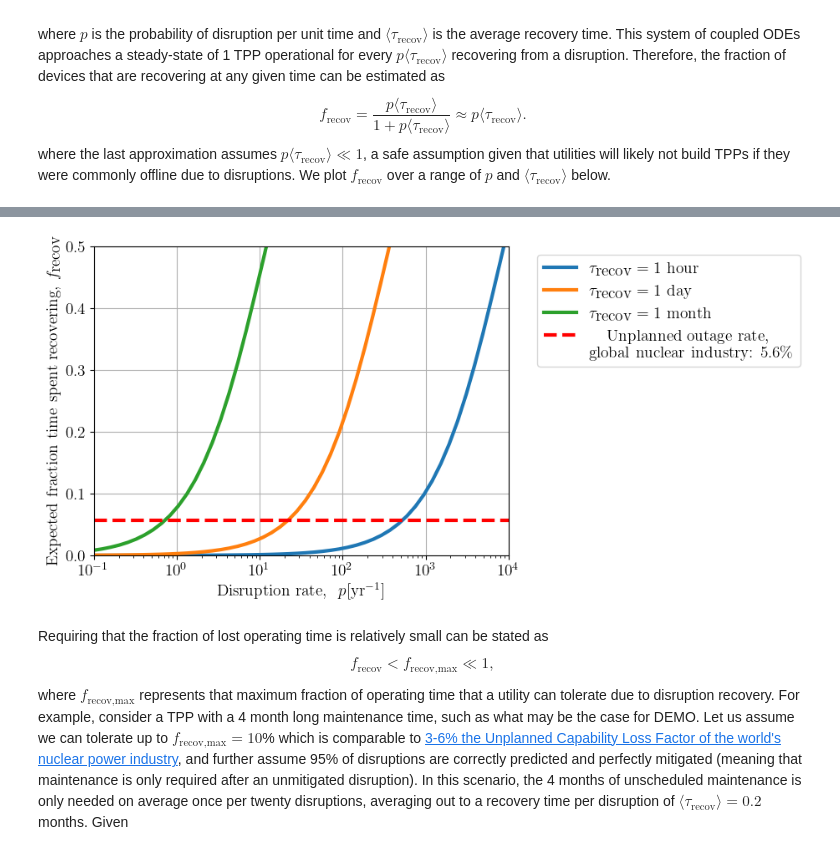
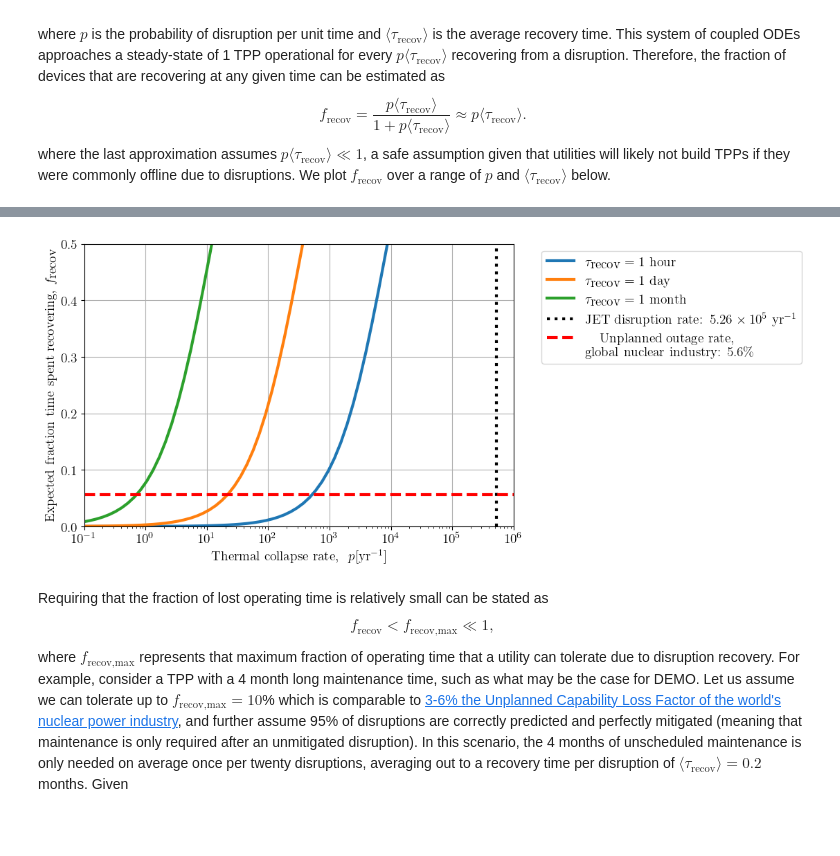
Before and after one commit to andrew-maris/disruptions-tokamak-economics, a Jupyter notebook: model_plots_data.ipynb, the cells around one changed output, grey strips where cells are left out. Cells and saved outputs as stored; diff of their text form; code cells hidden in the pictures; blank space fills up the shorter version.

Commit message:
Add JET disruption rate

```diff
--- a/model_plots_data.ipynb
+++ b/model_plots_data.ipynb
@@ -128,35 +128,41 @@ if save_data:
 # %%
 p_scan_poster = np.logspace(-1,4,50) # Range of disruption rate values to scan, [year^-1]
 f_recover_poster_1_hour = get_f_recover(p=p_scan_poster,tau=1/24/365.25)
 f_recover_poster_1_day = get_f_recover(p=p_scan_poster,tau=1/365.25)
 f_recover_poster_1_week =get_f_recover(p=p_scan_poster,tau=7/365.25)
 f_recover_poster_1_month = get_f_recover(p=p_scan_poster,tau=30.41/365.25)
 f_recover_poster_1_year = get_f_recover(p=p_scan_poster,tau=1)
 
 #Set font size
 plt.rcParams.update({'font.size': 14})
 
-# plt.figure()
+#Set figure size
+plt.figure(figsize=(8,5.3))
 plt.plot(p_scan_poster,f_recover_poster_1_hour,label=r'$ \tau_{\textrm{recov}} = 1 \textrm{ hour}$',linewidth=3)
 plt.plot(p_scan_poster,f_recover_poster_1_day,label=r'$ \tau_{\textrm{recov}} = 1 \textrm{ day}$',linewidth=3)
 #plt.plot(p_scan_poster,f_recover_poster_1_week,label=r'$ \tau_{\textrm{recov}} = 1 \textrm{ week}$',linewidth=3)
 plt.plot(p_scan_poster,f_recover_poster_1_month,label=r'$ \tau_{\textrm{recov}} = 1 \textrm{ month}$',linewidth=3)
 #plt.plot(p_scan_poster,f_recover_poster_1_year,label=r'$ \tau_{\textrm{recov}} = 1 \textrm{ year}$',linewidth=3)
+
+#Add vertical line for JET, ~1 disruption per minute, ~525600 disruptions per year
+plt.axvline(x=525600, color='k', linestyle=':',
+    label=r'\textrm{JET disruption rate:} $5.26 \times 10^{5} \textrm{ yr}^{-1}$',linewidth=3)
+
 plt.xscale('log')
 plt.yscale('linear')
-plt.xlabel(r'\textrm{Disruption rate, } $p [\textrm{yr}^{-1}]$')
+plt.xlabel(r'\textrm{Thermal collapse rate, } $p [\textrm{yr}^{-1}]$')
 plt.ylabel(r'\textrm{Expected fraction time spent recovering, }$f_{\textrm{recov}}$')
 #plt.title(r'\textrm{Expected fraction of time spent recovering for }$ \tau_{\textrm{recov}} = 1 \textrm{week}$')
 plt.grid()
 plt.ylim([0,0.5])
 #Plot horinzontal line at 6%
 plt.axhline(y=0.056, color='r', linestyle='--',
     label=r'\textrm{Unplanned outage rate,\\global nuclear industry:} $5.6\%$',linewidth=3)
-plt.xlim([p_scan_poster.min(),p_scan_poster.max()])
+plt.xlim([p_scan_poster.min(),1e6])#p_scan_poster.max()]
 plt.legend(bbox_to_anchor=(1.05, 1.0)) #loc='upper left')#
 plt.savefig('Plots/lost_time_poster.png',dpi=300,bbox_inches='tight')
 # %% [output]
-[figure, old version]
+[figure, new version]
 # %% [markdown]
 Requiring that the fraction of lost operating time is relatively small can be stated as
 $$
```
Also changed, not shown: parts of 7 cells of this notebook, 1 other file.
